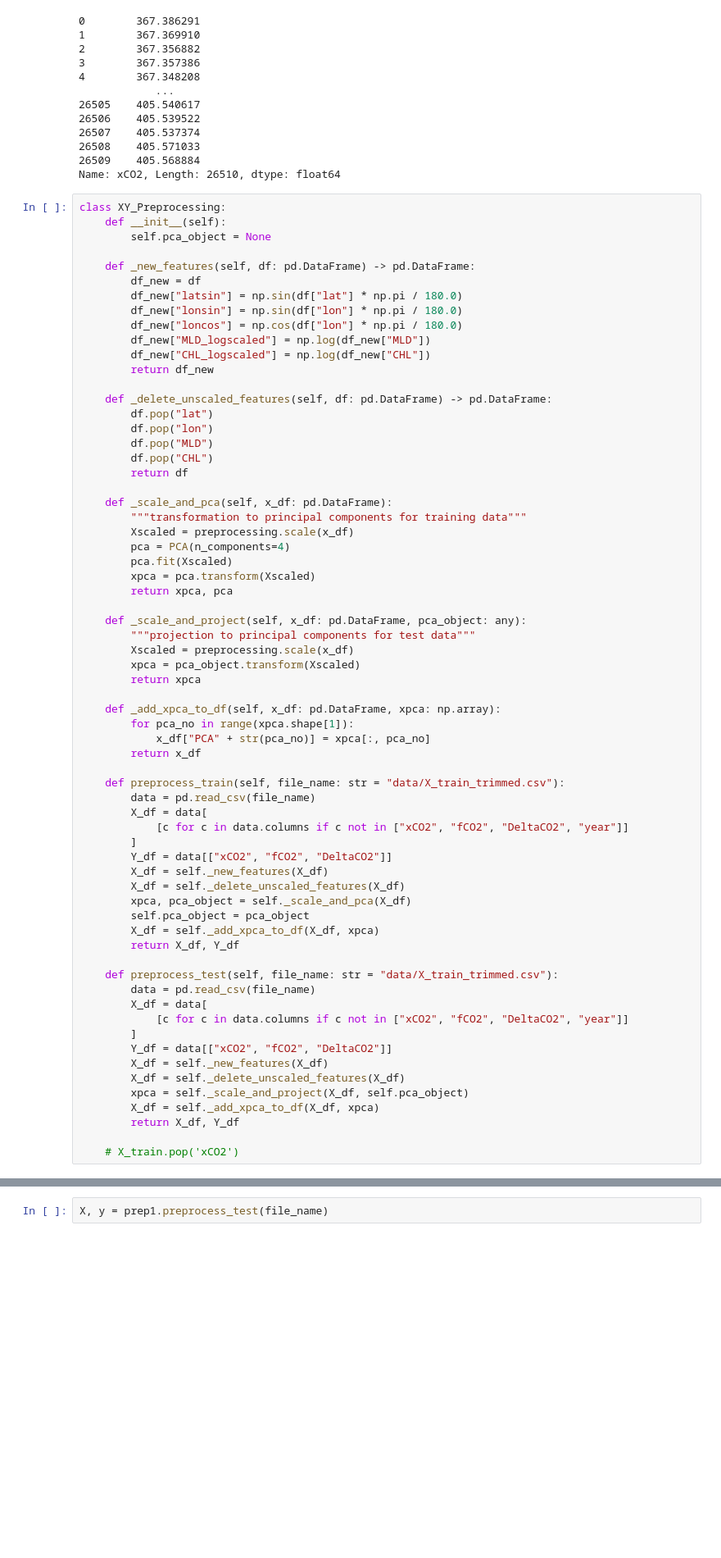
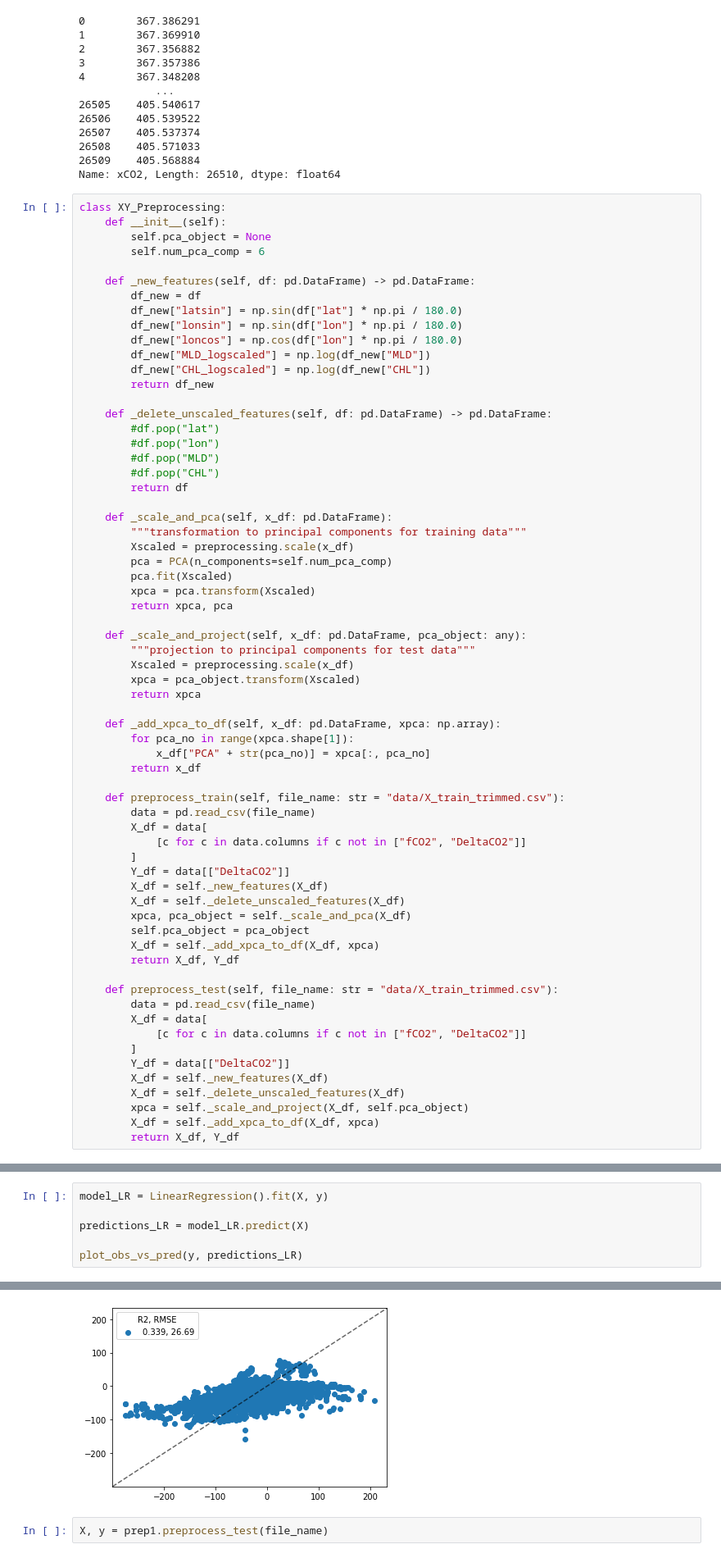
Before and after one commit to sdat2/ai4er_ocean, a Jupyter notebook: OceanCarbon.ipynb, the cells around one changed output, grey strips where cells are left out. Shown at 82% size. Saved outputs shown, nothing was run; the diff lists cells and outputs as text; blank space fills up the shorter version.

```diff
--- a/OceanCarbon.ipynb
+++ b/OceanCarbon.ipynb
@@ -147,6 +149,7 @@ Name: xCO2, Length: 26510, dtype: float64
 class XY_Preprocessing:
     def __init__(self):
         self.pca_object = None
+        self.num_pca_comp = 6
 
     def _new_features(self, df: pd.DataFrame) -> pd.DataFrame:
         df_new = df
@@ -158,16 +161,16 @@ class XY_Preprocessing:
         return df_new
 
     def _delete_unscaled_features(self, df: pd.DataFrame) -> pd.DataFrame:
-        df.pop("lat")
-        df.pop("lon")
-        df.pop("MLD")
-        df.pop("CHL")
+        #df.pop("lat")
+        #df.pop("lon")
+        #df.pop("MLD")
+        #df.pop("CHL")
         return df
 
     def _scale_and_pca(self, x_df: pd.DataFrame):
         """transformation to principal components for training data"""
         Xscaled = preprocessing.scale(x_df)
-        pca = PCA(n_components=4)
+        pca = PCA(n_components=self.num_pca_comp)
         pca.fit(Xscaled)
         xpca = pca.transform(Xscaled)
         return xpca, pca
@@ -186,9 +189,9 @@ class XY_Preprocessing:
     def preprocess_train(self, file_name: str = "data/X_train_trimmed.csv"):
         data = pd.read_csv(file_name)
         X_df = data[
-            [c for c in data.columns if c not in ["xCO2", "fCO2", "DeltaCO2", "year"]]
+            [c for c in data.columns if c not in ["fCO2", "DeltaCO2"]]
         ]
-        Y_df = data[["xCO2", "fCO2", "DeltaCO2"]]
+        Y_df = data[["DeltaCO2"]]
         X_df = self._new_features(X_df)
         X_df = self._delete_unscaled_features(X_df)
         xpca, pca_object = self._scale_and_pca(X_df)
@@ -199,16 +202,14 @@ class XY_Preprocessing:
     def preprocess_test(self, file_name: str = "data/X_train_trimmed.csv"):
         data = pd.read_csv(file_name)
         X_df = data[
-            [c for c in data.columns if c not in ["xCO2", "fCO2", "DeltaCO2", "year"]]
+            [c for c in data.columns if c not in ["fCO2", "DeltaCO2"]]
         ]
-        Y_df = data[["xCO2", "fCO2", "DeltaCO2"]]
+        Y_df = data[["DeltaCO2"]]
         X_df = self._new_features(X_df)
         X_df = self._delete_unscaled_features(X_df)
         xpca = self._scale_and_project(X_df, self.pca_object)
         X_df = self._add_xpca_to_df(X_df, xpca)
         return X_df, Y_df
-
-    # X_train.pop('xCO2')
 # %%
 prep1 = XY_Preprocessing()
 X, y = prep1.preprocess_train()
@@ -230,0 +254,7 @@ See the caveats in the documentation: https://pandas.pydata.org/pandas-docs/stab
+# %%
+model_LR = LinearRegression().fit(X, y)
+
+predictions_LR = model_LR.predict(X)
+
+plot_obs_vs_pred(y, predictions_LR)
+# %% [output]
@@ -231,3 +262,4 @@ See the caveats in the documentation: https://pandas.pydata.org/pandas-docs/stab
+[figure, added]
 # %%
 X, y = prep1.preprocess_test(file_name)
 # %% [output]
```
Also changed, not shown: parts of 13 cells of this notebook.
